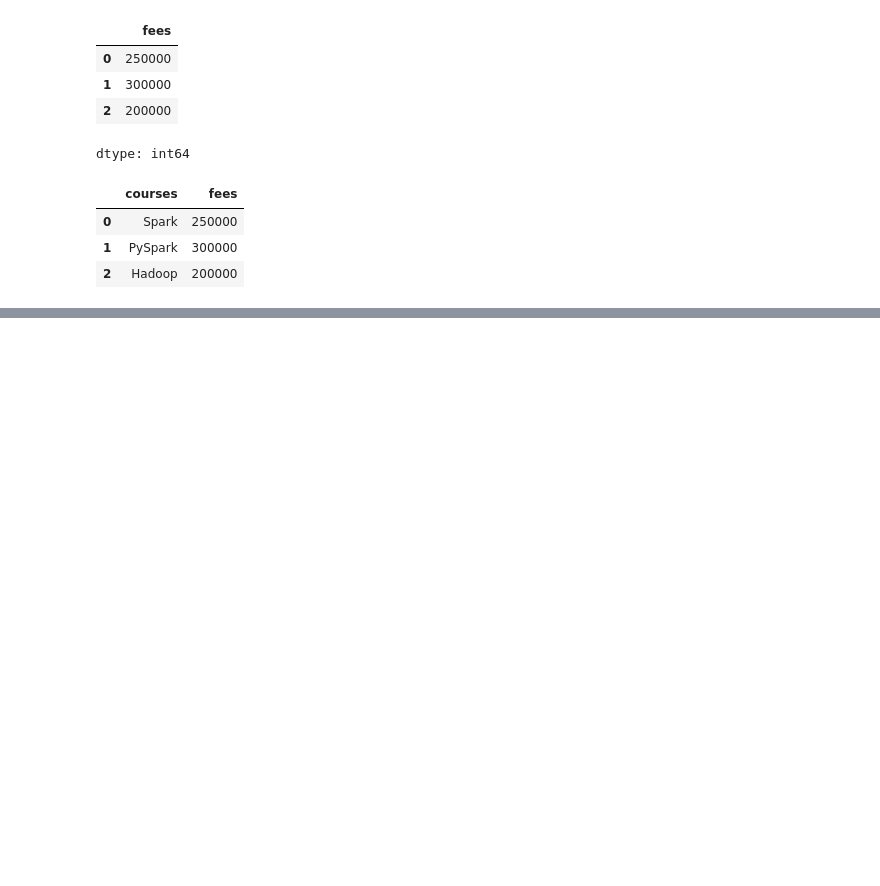
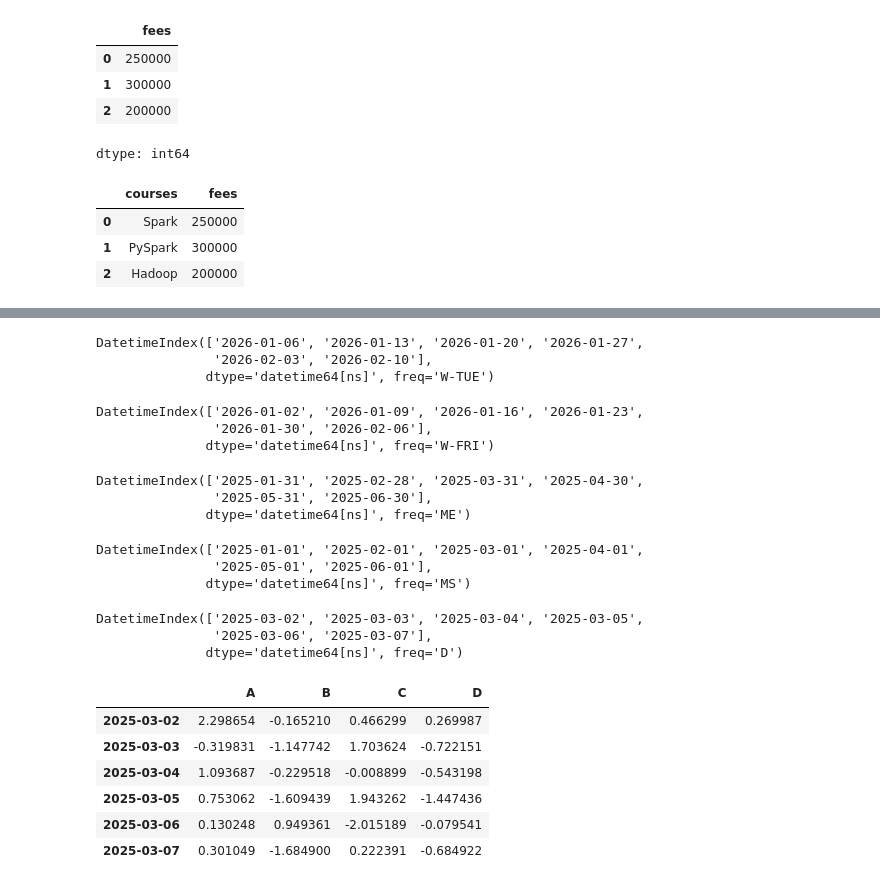
Before and after one commit to ashes331/2025-1-myclass-BDA, a Jupyter notebook: inclass/02w_A_0317_pandas_basic.ipynb, the cells around one changed output, grey strips where cells are left out. Drawn from its saved outputs; the diff is of its cells as text; code cells hidden in the pictures; blank space fills up the shorter version.

```diff
--- a/inclass/02w_A_0317_pandas_basic.ipynb
+++ b/inclass/02w_A_0317_pandas_basic.ipynb
@@ -334,0 +546,46 @@ df
+# %%
+dates = pd.date_range("20260101", periods=6, freq='W-TUE')
+dates
+# %% [output]
+DatetimeIndex(['2026-01-06', '2026-01-13', '2026-01-20', '2026-01-27',
+               '2026-02-03', '2026-02-10'],
+              dtype='datetime64[ns]', freq='W-TUE')
+# %%
+dates = pd.date_range("20260101", periods=6, freq='W-FRI')
+dates
+# %% [output]
+DatetimeIndex(['2026-01-02', '2026-01-09', '2026-01-16', '2026-01-23',
+               '2026-01-30', '2026-02-06'],
+              dtype='datetime64[ns]', freq='W-FRI')
+# %%
+dates = pd.date_range("20250101", periods=6, freq='M')
+dates
+# %% [output]
+DatetimeIndex(['2025-01-31', '2025-02-28', '2025-03-31', '2025-04-30',
+               '2025-05-31', '2025-06-30'],
+              dtype='datetime64[ns]', freq='ME')
+# %%
+dates = pd.date_range("20250101", periods=6, freq='MS')
+dates
+# %% [output]
+DatetimeIndex(['2025-01-01', '2025-02-01', '2025-03-01', '2025-04-01',
+               '2025-05-01', '2025-06-01'],
+              dtype='datetime64[ns]', freq='MS')
+# %%
+dates = pd.date_range("20250302", periods=6)
+dates
+# %% [output]
+DatetimeIndex(['2025-03-02', '2025-03-03', '2025-03-04', '2025-03-05',
+               '2025-03-06', '2025-03-07'],
+              dtype='datetime64[ns]', freq='D')
+# %%
+df = pd.DataFrame(np.random.randn(6, 4), index=dates, columns=list('ABCD'))
+df
+# %% [output]
+|  | A | B | C | D |
+| 2025-03-02 | 2.298654 | -0.165210 | 0.466299 | 0.269987 |
+| 2025-03-03 | -0.319831 | -1.147742 | 1.703624 | -0.722151 |
+| 2025-03-04 | 1.093687 | -0.229518 | -0.008899 | -0.543198 |
+| 2025-03-05 | 0.753062 | -1.609439 | 1.943262 | -1.447436 |
+| 2025-03-06 | 0.130248 | 0.949361 | -2.015189 | -0.079541 |
+| 2025-03-07 | 0.301049 | -1.684900 | 0.222391 | -0.684922 |
```
Also changed, not shown: parts of 50 cells of this notebook.
